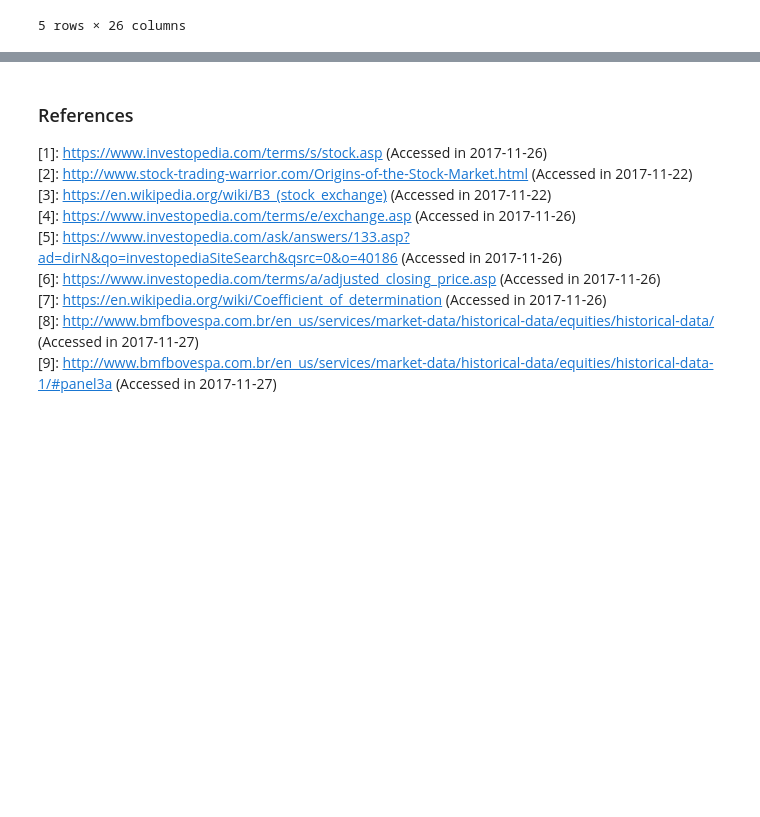
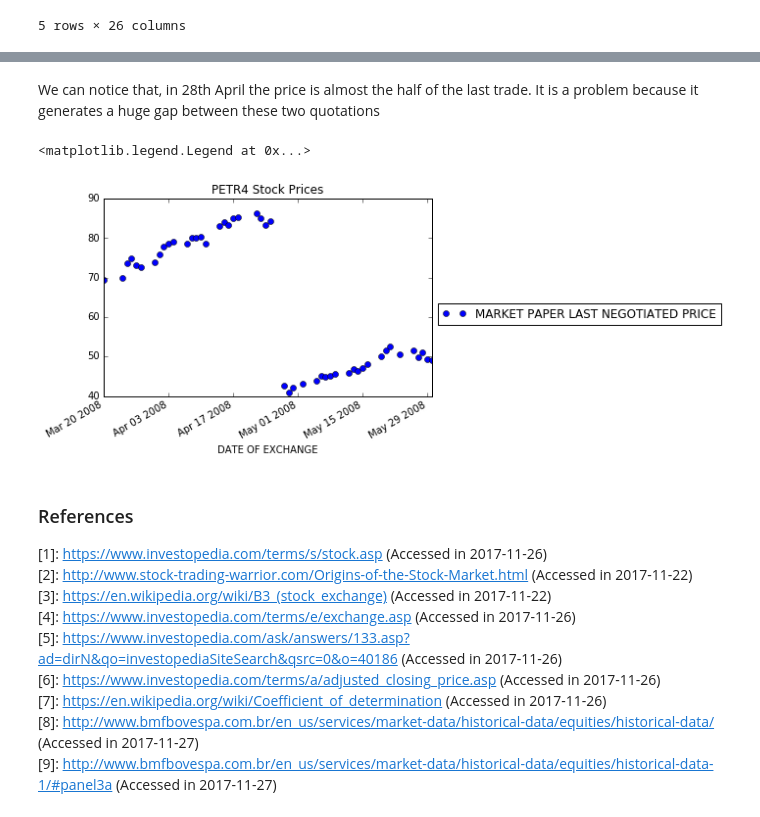
Before and after one commit to gabriel301/MLNanodregree, a Jupyter notebook: projects/capstone/CapstoneProject/Report/Capstone Report.ipynb, the cells around one changed output, grey strips where cells are left out. Saved outputs shown, nothing was run; the diff lists cells and outputs as text; code cells hidden in the pictures; blank space fills up the shorter version.

Commit message:
-Added Data Analisys of bovespa file

```diff
--- a/projects/capstone/CapstoneProject/Report/Capstone Report.ipynb
+++ b/projects/capstone/CapstoneProject/Report/Capstone Report.ipynb
@@ -153,0 +206,3 @@ parsedDf.head()
+# %%
+folder = bovespa.ParseFolder('..\Data\B3\Example','..\Data\B3\Example',False)
+print "File created at " + folder
@@ -153,0 +221,9 @@ parsedDf.head()
+# %%
+parsedDf2008 = pd.read_csv(folder+'\COTAHIST_A2008.csv',parse_dates=['DATE OF EXCHANGE'])
+parsedDf2008 = parsedDf2008[['DATE OF EXCHANGE','PAPER NEGOTIATION CODE','ABBREVIATED NAME OF THE COMPANY','PAPER SPECIFICATION',
+          'REFERENCE CURRENCY','MARKET PAPER OPENING FLOOR PRICE','MARKET PAPER HIGHEST FLOOR PRICE',
+         'MARKET PAPER LOWEST FLOOR PRICE','MARKET PAPER LAST NEGOTIATED PRICE',
+          'NUMBER OF TRADES CONDUCTED WITH THE MARKET PAPER']]
+parsedDf2008 = parsedDf2008.set_index('DATE OF EXCHANGE')
+
+parsedDf2008.head()
@@ -153,0 +240,3 @@ parsedDf.head()
+# %%
+dfPTR = parsedDf2008[(parsedDf2008['PAPER NEGOTIATION CODE']=='PETR4')]
+dfPTR.loc['2008-04-20':'2008-04-30']
@@ -154,3 +253,13 @@ parsedDf.head()
+# %% [markdown]
+We can notice that, in 28th April the price is almost the half of the last trade. It is a problem because it generates a huge gap between these two quotations
+# %%
+dfPlot = dfPTR.loc['2008-03-20':'2008-05-30'].copy()
+dfPlot.reset_index(inplace=True)
+dfPlot.plot(x='DATE OF EXCHANGE', y='MARKET PAPER LAST NEGOTIATED PRICE',
+            style='o',title='PETR4 Stock Prices').legend(loc='best', bbox_to_anchor=(1, 0.5))
+# %% [output]
+<matplotlib.legend.Legend at 0x...>
+[figure, added]
 # %% [markdown]
 ### References
 [1]: https://www.investopedia.com/terms/s/stock.asp (Accessed in 2017-11-26)<br>
```
Also changed, not shown: parts of 13 cells of this notebook, 3 other files.
